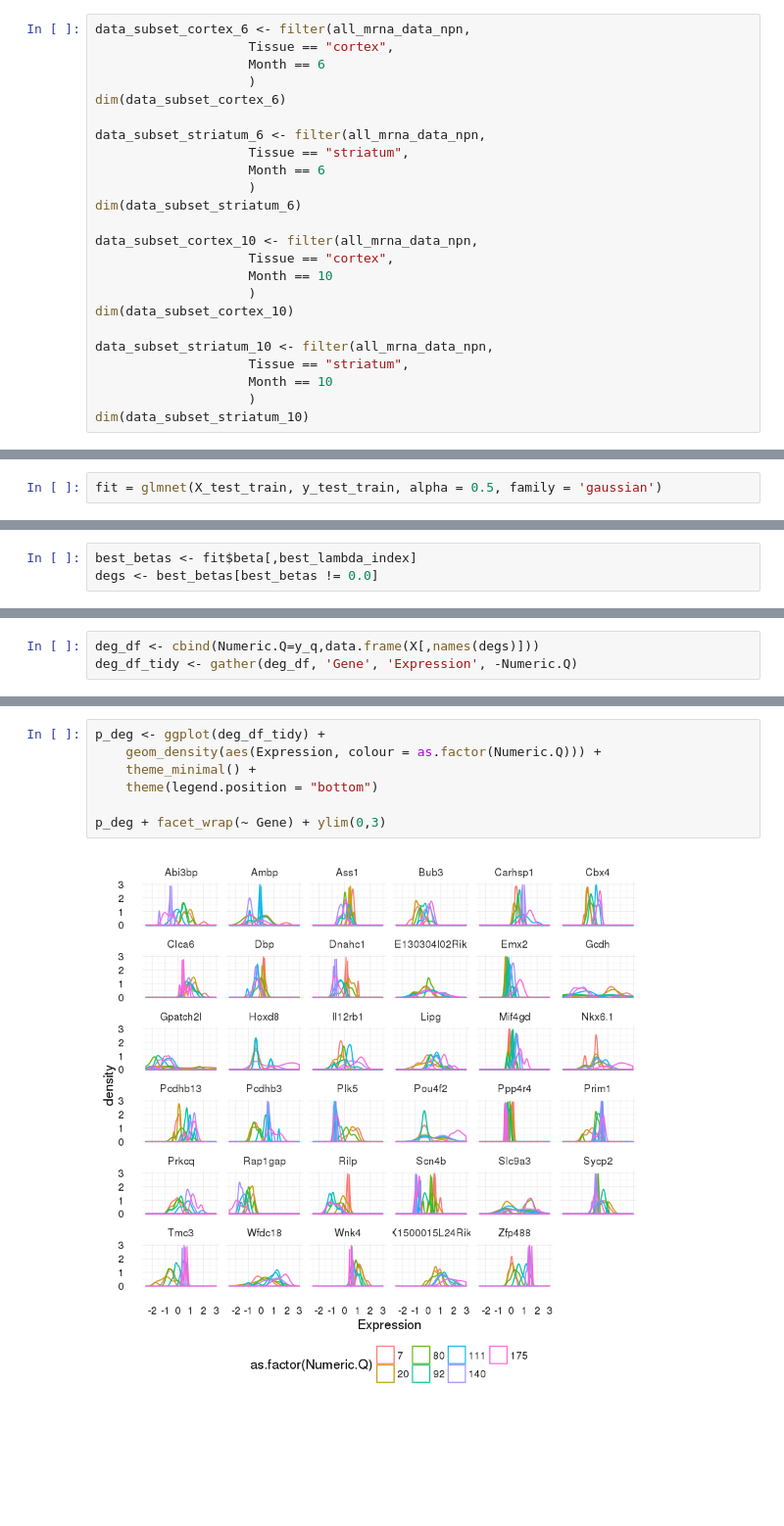
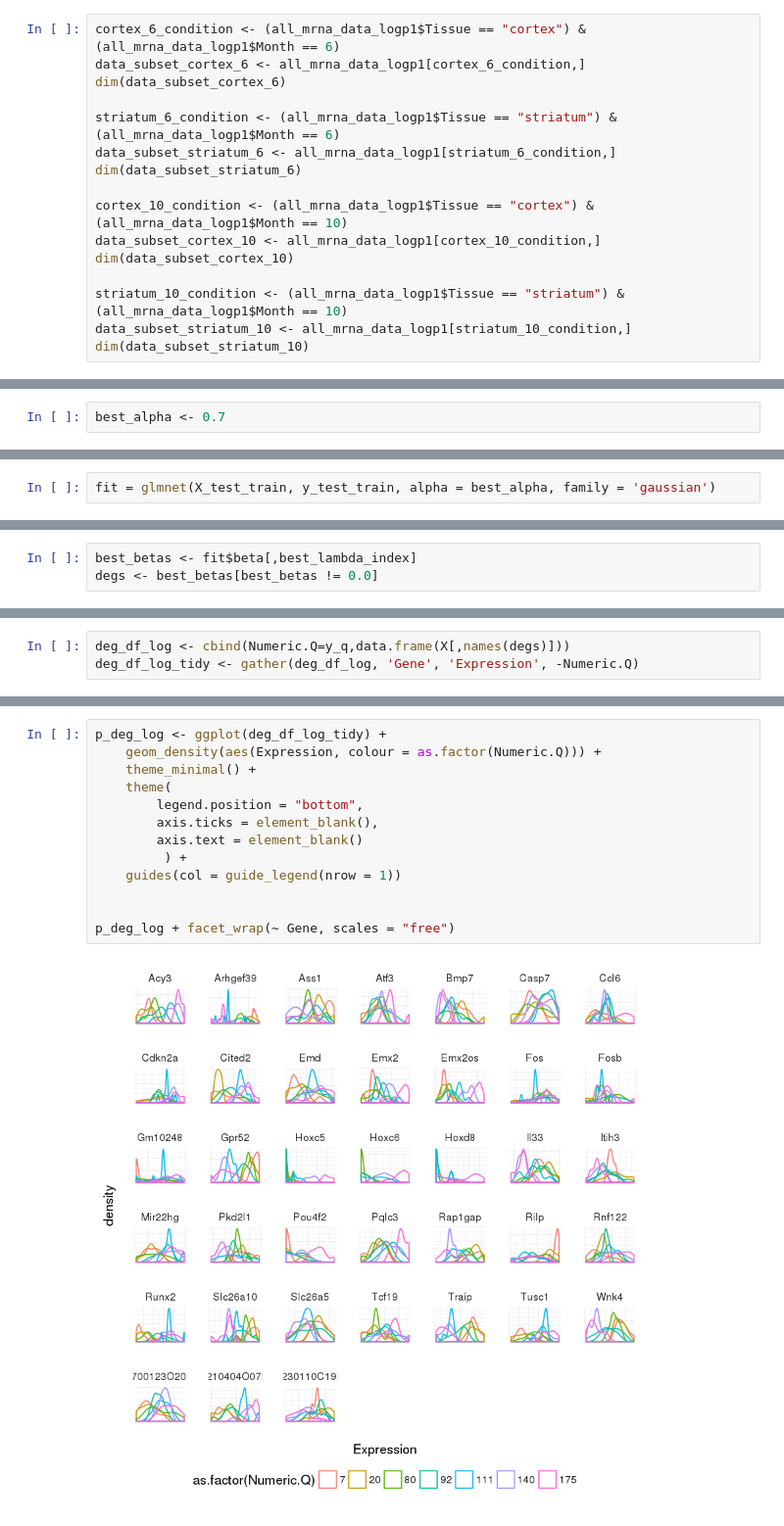
Before and after one commit to donovanr/shared_jupyter_notebooks, a Jupyter notebook: htg_mouse_degs.ipynb, the cells around one changed output, grey strips where cells are left out. Shown at 98% size. Drawn from its saved outputs; the diff is of its cells as text; blank space fills up the shorter version.

```diff
--- a/htg_mouse_degs.ipynb
+++ b/htg_mouse_degs.ipynb
@@ -75,26 +93,18 @@ head(all_mrna_data_npn[,1:15])
 # %%
-data_subset_cortex_6 <- filter(all_mrna_data_npn,
-                    Tissue == "cortex",
-                    Month == 6
-                    )
+cortex_6_condition <- (all_mrna_data_logp1$Tissue == "cortex") & (all_mrna_data_logp1$Month == 6)
+data_subset_cortex_6 <- all_mrna_data_logp1[cortex_6_condition,]
 dim(data_subset_cortex_6)
 
-data_subset_striatum_6 <- filter(all_mrna_data_npn,
-                    Tissue == "striatum",
-                    Month == 6
-                    )
+striatum_6_condition <- (all_mrna_data_logp1$Tissue == "striatum") & (all_mrna_data_logp1$Month == 6)
+data_subset_striatum_6 <- all_mrna_data_logp1[striatum_6_condition,]
 dim(data_subset_striatum_6)
 
-data_subset_cortex_10 <- filter(all_mrna_data_npn,
-                    Tissue == "cortex",
-                    Month == 10
-                    )
+cortex_10_condition <- (all_mrna_data_logp1$Tissue == "cortex") & (all_mrna_data_logp1$Month == 10)
+data_subset_cortex_10 <- all_mrna_data_logp1[cortex_10_condition,]
 dim(data_subset_cortex_10)
 
-data_subset_striatum_10 <- filter(all_mrna_data_npn,
-                    Tissue == "striatum",
-                    Month == 10
-                    )
+striatum_10_condition <- (all_mrna_data_logp1$Tissue == "striatum") & (all_mrna_data_logp1$Month == 10)
+data_subset_striatum_10 <- all_mrna_data_logp1[striatum_10_condition,]
 dim(data_subset_striatum_10)
 # %% [output]
 [1]    56 23362
@@ -165,0 +193,2 @@ cv_info
+# %%
+best_alpha <- 0.7
@@ -174,5 +207,5 @@ plot(fit.cv)
 # %%
-fit = glmnet(X_test_train, y_test_train, alpha = 0.5, family = 'gaussian')
+fit = glmnet(X_test_train, y_test_train, alpha = best_alpha, family = 'gaussian')
 # %%
 plot(fit)
 # %% [output]
@@ -265,3 +283,3 @@ degs <- best_betas[best_betas != 0.0]
 # %%
-deg_df <- cbind(Numeric.Q=y_q,data.frame(X[,names(degs)]))
-deg_df_tidy <- gather(deg_df, 'Gene', 'Expression', -Numeric.Q)
+deg_df_log <- cbind(Numeric.Q=y_q,data.frame(X[,names(degs)]))
+deg_df_log_tidy <- gather(deg_df_log, 'Gene', 'Expression', -Numeric.Q)
@@ -277,9 +300,15 @@ p_deg + facet_wrap(~ Numeric.Q)
 # %%
-p_deg <- ggplot(deg_df_tidy) +
+p_deg_log <- ggplot(deg_df_log_tidy) +
     geom_density(aes(Expression, colour = as.factor(Numeric.Q))) +
     theme_minimal() +
-    theme(legend.position = "bottom")
+    theme(
+        legend.position = "bottom",
+        axis.ticks = element_blank(),
+        axis.text = element_blank()
+         ) +
+    guides(col = guide_legend(nrow = 1))
 
-p_deg + facet_wrap(~ Gene) + ylim(0,3)
+
+p_deg_log + facet_wrap(~ Gene, scales = "free")
 # %% [output]
-[figure, old version]
+[figure, new version]
```
Also changed, not shown: parts of 51 cells of this notebook, 1 other file.
